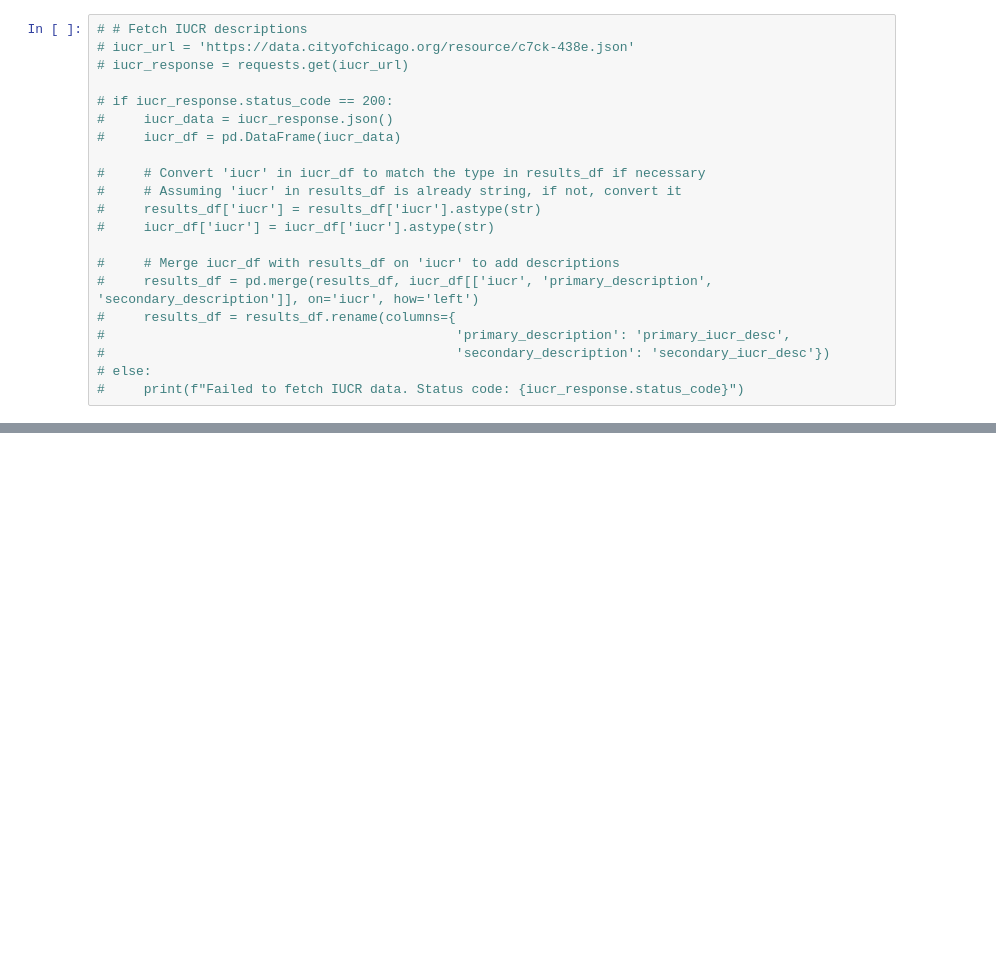
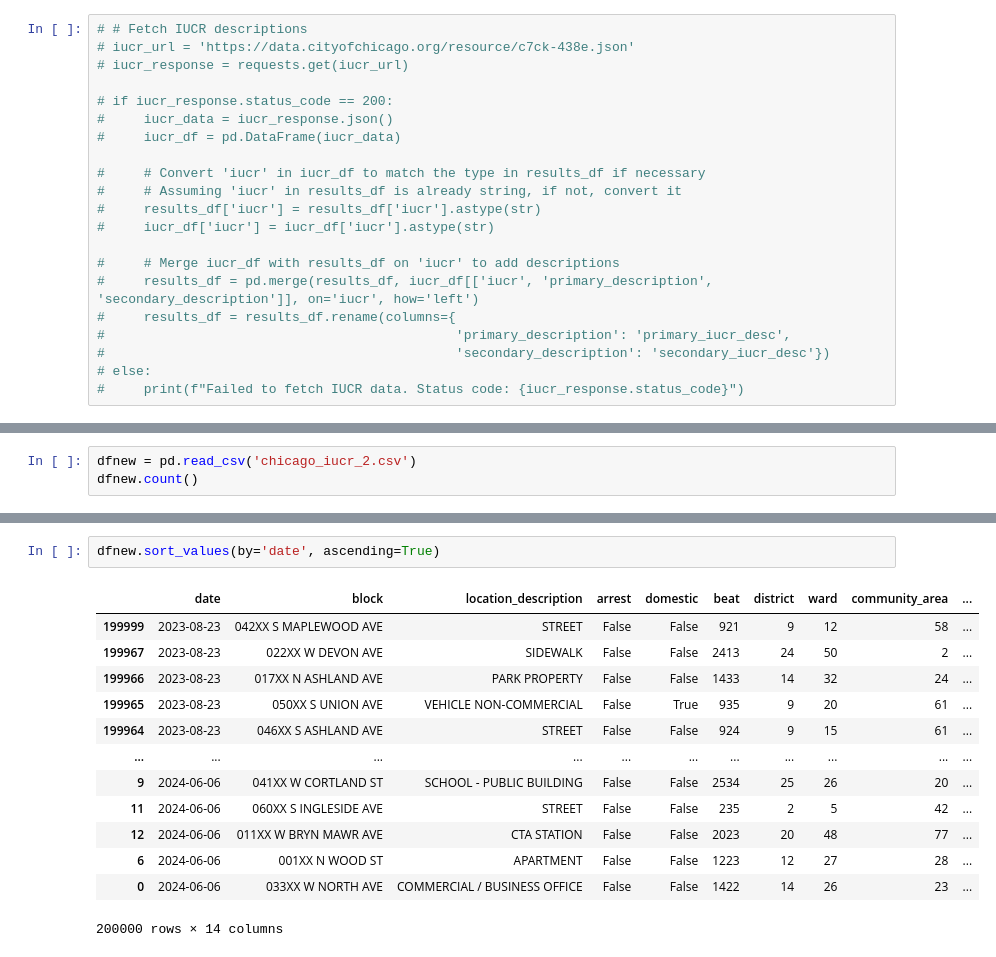
Before and after one commit to evogelpohl/pandasAi_Demos, a Jupyter notebook: chicago_crime_get_data.ipynb, the cells around one changed output, grey strips where cells are left out. Saved outputs shown, nothing was run; the diff lists cells and outputs as text; blank space fills up the shorter version.

```diff
--- a/chicago_crime_get_data.ipynb
+++ b/chicago_crime_get_data.ipynb
@@ -84,0 +80,3 @@ ModuleNotFoundError: No module named 'pandas'
+# %%
+dfnew = pd.read_csv('chicago_iucr_2.csv')
+dfnew.count()
@@ -84,0 +99,16 @@ ModuleNotFoundError: No module named 'pandas'
+# %%
+dfnew.sort_values(by='date', ascending=True)
+# %% [output]
+|  | date | block | location_description | arrest | domestic | beat | district | ward | community_area | ... |
+| 199999 | 2023-08-23 | 042XX S MAPLEWOOD AVE | STREET | False | False | 921 | 9 | 12 | 58 | ... |
+| 199967 | 2023-08-23 | 022XX W DEVON AVE | SIDEWALK | False | False | 2413 | 24 | 50 | 2 | ... |
+| 199966 | 2023-08-23 | 017XX N ASHLAND AVE | PARK PROPERTY | False | False | 1433 | 14 | 32 | 24 | ... |
+| 199965 | 2023-08-23 | 050XX S UNION AVE | VEHICLE NON-COMMERCIAL | False | True | 935 | 9 | 20 | 61 | ... |
+| 199964 | 2023-08-23 | 046XX S ASHLAND AVE | STREET | False | False | 924 | 9 | 15 | 61 | ... |
+| ... | ... | ... | ... | ... | ... | ... | ... | ... | ... | ... |
+| 9 | 2024-06-06 | 041XX W CORTLAND ST | SCHOOL - PUBLIC BUILDING | False | False | 2534 | 25 | 26 | 20 | ... |
+| 11 | 2024-06-06 | 060XX S INGLESIDE AVE | STREET | False | False | 235 | 2 | 5 | 42 | ... |
+| 12 | 2024-06-06 | 011XX W BRYN MAWR AVE | CTA STATION | False | False | 2023 | 20 | 48 | 77 | ... |
+| 6 | 2024-06-06 | 001XX N WOOD ST | APARTMENT | False | False | 1223 | 12 | 27 | 28 | ... |
+| 0 | 2024-06-06 | 033XX W NORTH AVE | COMMERCIAL / BUSINESS OFFICE | False | False | 1422 | 14 | 26 | 23 | ... |
+200000 rows × 14 columns
```
Also changed, not shown: parts of 3 cells of this notebook, 6 other files.
